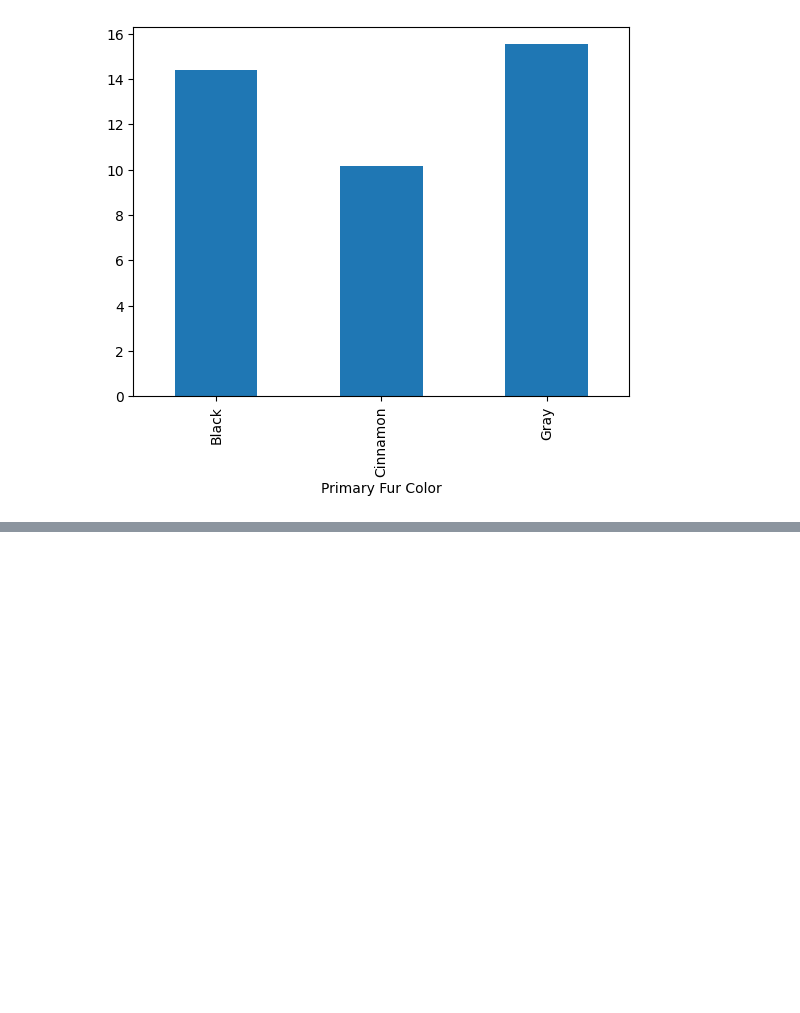
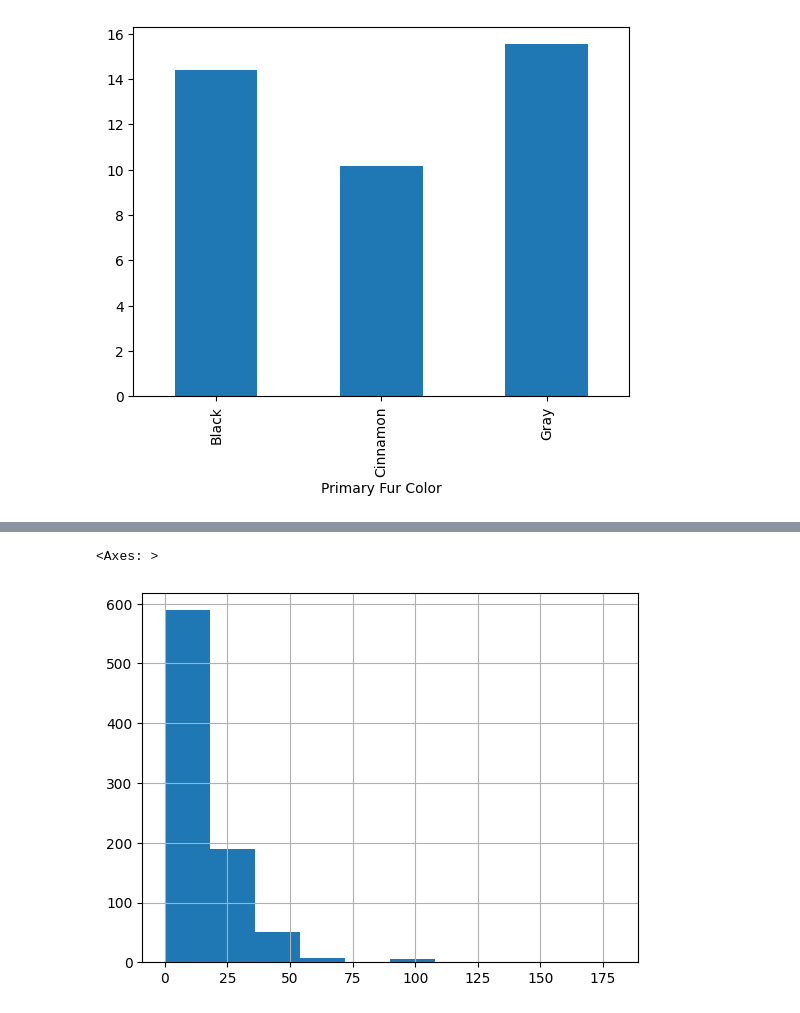
Before and after one commit to MichalikSJ21/MLSquirrelResearchProject, a Jupyter notebook: exploration/data_exploration.ipynb, the cells around one changed output, grey strips where cells are left out. Cells and saved outputs as stored; diff of their text form; code cells hidden in the pictures; blank space fills up the shorter version.

```diff
--- a/exploration/data_exploration.ipynb
+++ b/exploration/data_exploration.ipynb
@@ -235,0 +258,6 @@ See the caveats in the documentation: https://pandas.pydata.org/pandas-docs/stab
+# %%
+# Distribution of how far above ground the squirrels were found, if they were found above ground
+df[df['Above Ground Sighter Measurement'] != 'FALSE']['Above Ground Sighter Measurement'].astype(int).hist()
+# %% [output]
+<Axes: >
+[figure, added]
```
Also changed, not shown: parts of 9 cells of this notebook.
